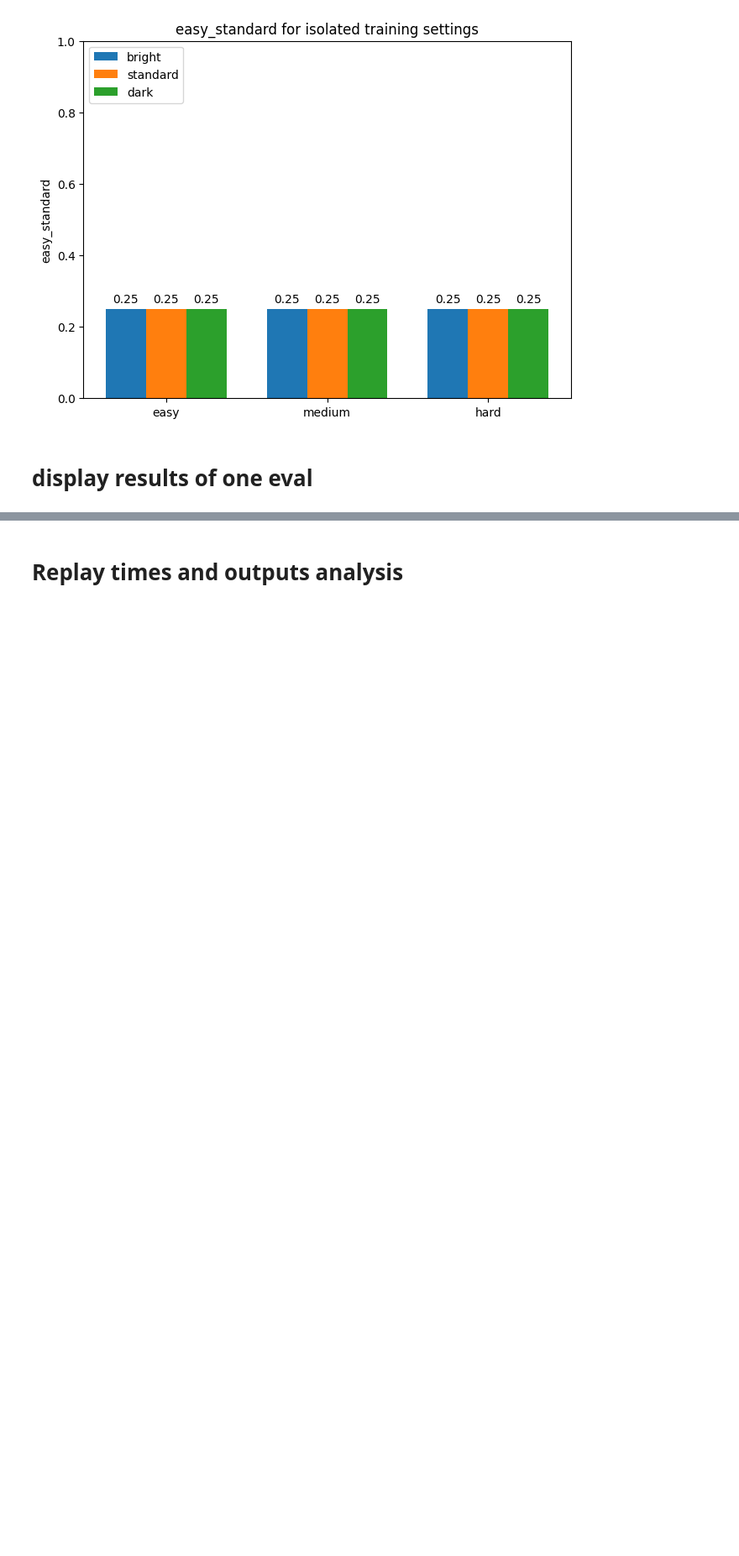
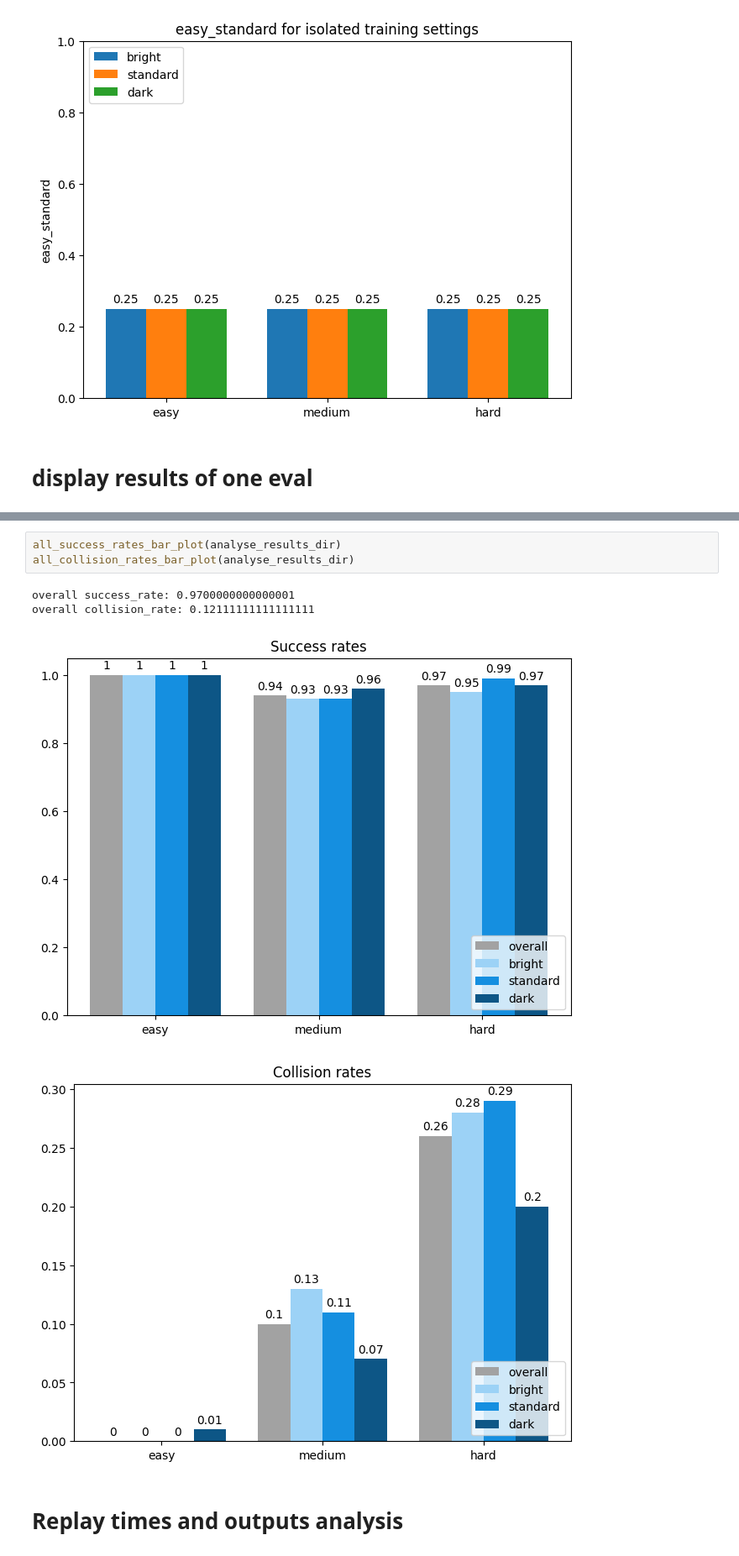
Before and after one commit to geschnee/carsim-rl-cnn, a Jupyter notebook: python/eval_and_replay_analysis.ipynb, the cells around one changed output, grey strips where cells are left out. Shown at 84% size. Cells and saved outputs as stored; diff of their text form; blank space fills up the shorter version.

```diff
--- a/python/eval_and_replay_analysis.ipynb
+++ b/python/eval_and_replay_analysis.ipynb
@@ -289,3 +405,11 @@ average success_rate for overall: 0.9700000000000001
+# %%
+all_success_rates_bar_plot(analyse_results_dir)
+all_collision_rates_bar_plot(analyse_results_dir)
+# %% [output]
+overall success_rate: 0.9700000000000001
+overall collision_rate: 0.12111111111111111
+[figure, added]
+[figure, added]
 # %% [markdown]
 # Replay times and outputs analysis
 # %%
```
Also changed, not shown: parts of 4 cells of this notebook, 52 other files.
